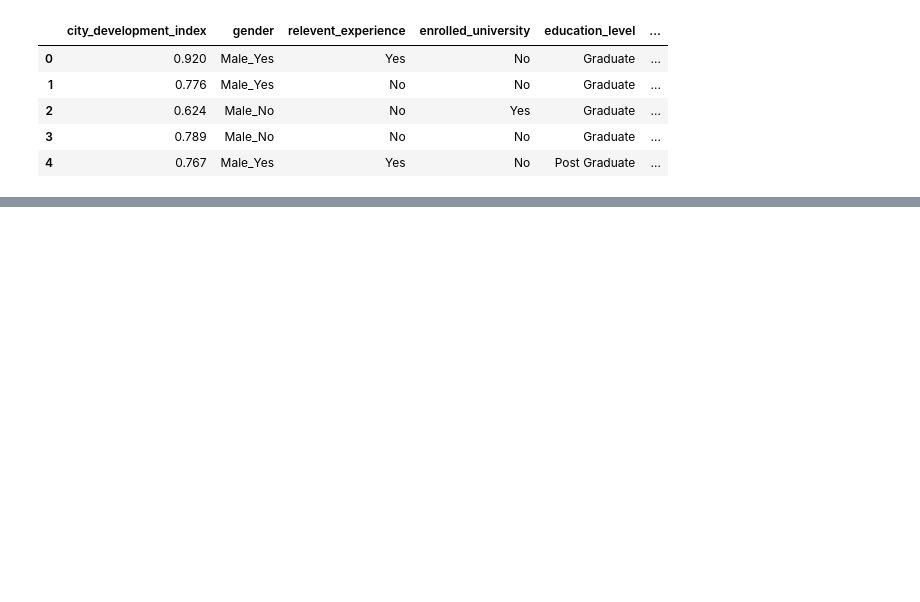
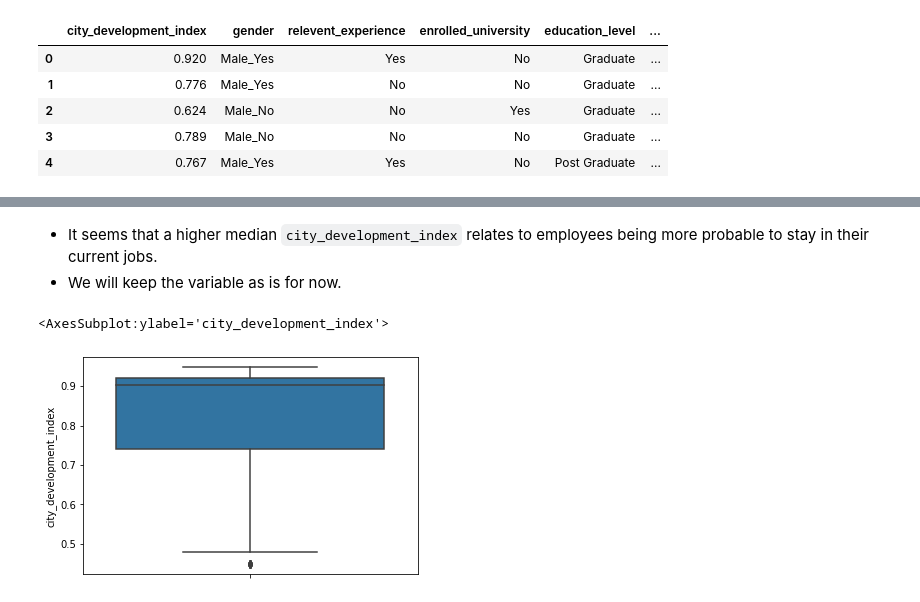
Before and after one commit to faheemrajwadkar/HR-Analytics---Job-Change-Classification-using-CART, a Jupyter notebook: HR Analytics Job Change Classification - CART.ipynb, the cells around one changed output, grey strips where cells are left out. Cells and saved outputs as stored; diff of their text form; code cells hidden in the pictures; blank space fills up the shorter version.

```diff
--- a/HR Analytics Job Change Classification - CART.ipynb
+++ b/HR Analytics Job Change Classification - CART.ipynb
@@ -297,0 +450,9 @@ Name: experience, dtype: int64
+# %% [markdown]
+- It seems that a higher median `city_development_index` relates to employees being more probable to stay in their current jobs.
+- We will keep the variable as is for now.
+# %%
+# check for outliers
+sns.boxplot(y = df['city_development_index'])
+# %% [output]
+<AxesSubplot:ylabel='city_development_index'>
+[figure, added]
```
Also changed, not shown: parts of 46 cells of this notebook.
